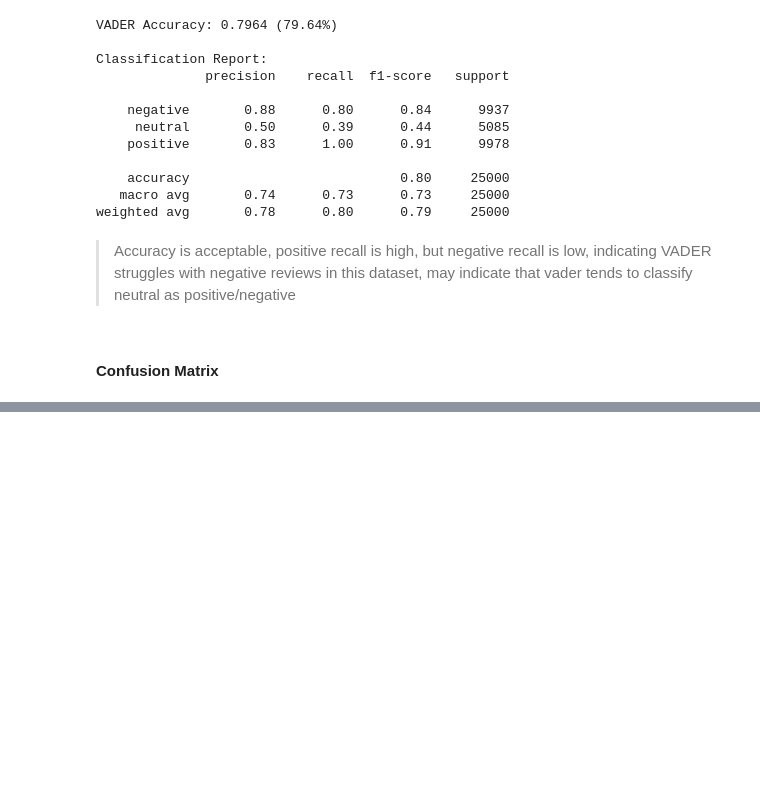
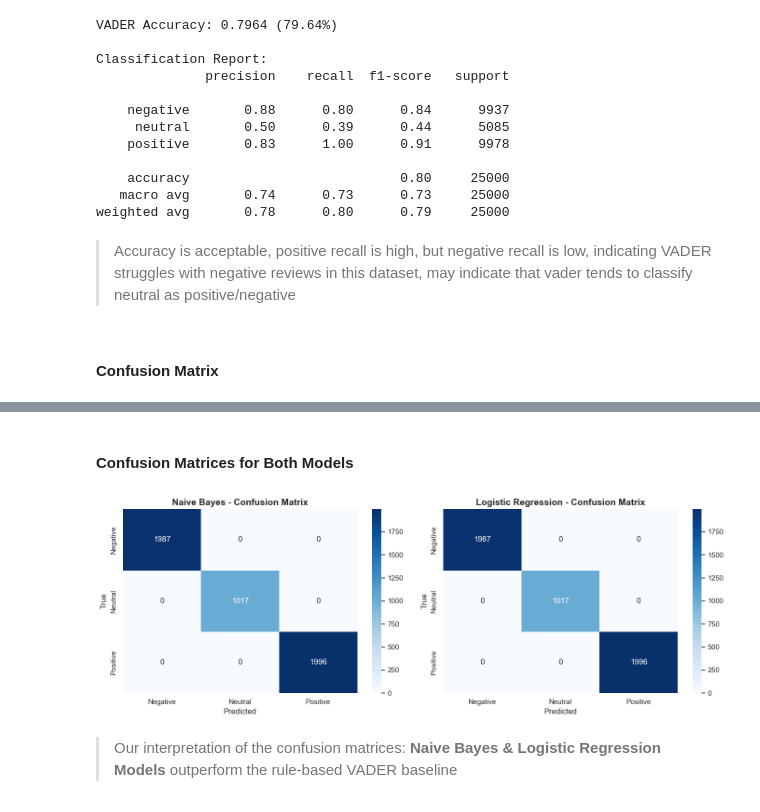
Before and after one commit to samehinttech/sentiment-analysis-customer-reviews, a Jupyter notebook: notebooks/sentiment_analysis.ipynb, the cells around one changed output, grey strips where cells are left out. Cells and saved outputs as stored; diff of their text form; code cells hidden in the pictures; blank space fills up the shorter version.

```diff
--- a/notebooks/sentiment_analysis.ipynb
+++ b/notebooks/sentiment_analysis.ipynb
@@ -590,0 +623,15 @@ plt.show()
+# %%
+# Initialize Logistic Regression model
+lr_model = LogisticRegression(max_iter=1000, random_state=42)
+
+# Train the model
+lr_model.fit(X_train_tfidf, y_train)
+
+# Predictions
+lr_pred = lr_model.predict(X_test_tfidf)
+
+# Evaluation
+lr_accuracy = accuracy_score(y_test, lr_pred)
+print(f"\nLogistic Regression Accuracy: {lr_accuracy:.4f} ({lr_accuracy*100:.2f}%)")
+print("\nClassification Report:")
+print(classification_report(y_test, lr_pred))
@@ -590,0 +651,28 @@ plt.show()
+# %% [markdown]
+#### Confusion Matrices for Both Models
+# %%
+fig, axes = plt.subplots(1, 2, figsize=(14, 5))
+class_names = ['Negative', 'Neutral', 'Positive']
+
+# Naive Bayes
+cm_nb = confusion_matrix(y_test, nb_pred, labels=['negative', 'neutral', 'positive'])
+sns.heatmap(cm_nb, annot=True, fmt='d', cmap='Blues',
+            xticklabels=class_names, yticklabels=class_names, ax=axes[0])
+axes[0].set_title('Naive Bayes - Confusion Matrix', fontsize=14, fontweight='bold')
+axes[0].set_xlabel('Predicted', fontsize=12)
+axes[0].set_ylabel('True', fontsize=12)
+
+# Logistic Regression
+cm_lr = confusion_matrix(y_test, lr_pred, labels=['negative', 'neutral', 'positive'])
+sns.heatmap(cm_lr, annot=True, fmt='d', cmap='Blues',
+            xticklabels=class_names, yticklabels=class_names, ax=axes[1])
+axes[1].set_title('Logistic Regression - Confusion Matrix', fontsize=14, fontweight='bold')
+axes[1].set_xlabel('Predicted', fontsize=12)
+axes[1].set_ylabel('True', fontsize=12)
+
+plt.tight_layout()
+plt.show()
+# %% [output]
+[figure, added]
+# %% [markdown]
+> Our interpretation of the confusion matrices: **Naive Bayes & Logistic Regression Models** outperform the rule-based VADER baseline
```
Also changed, not shown: parts of 7 cells of this notebook.
